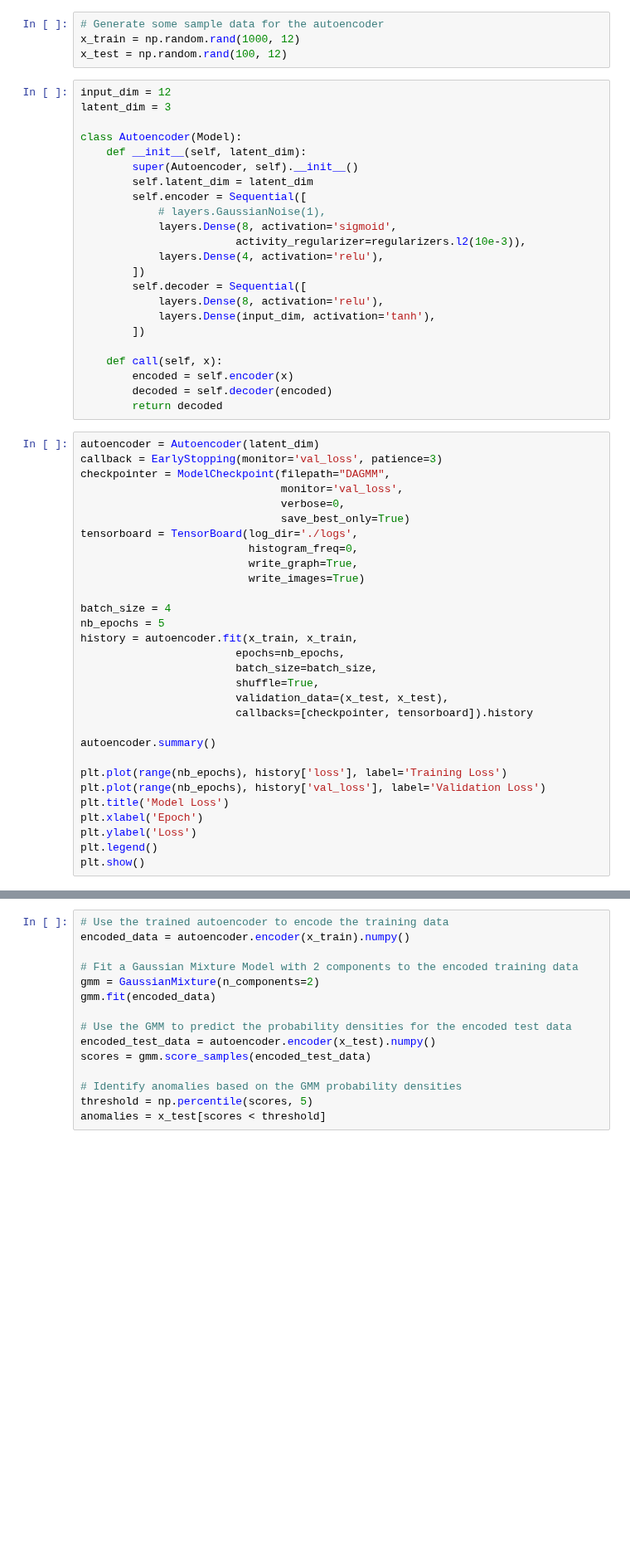
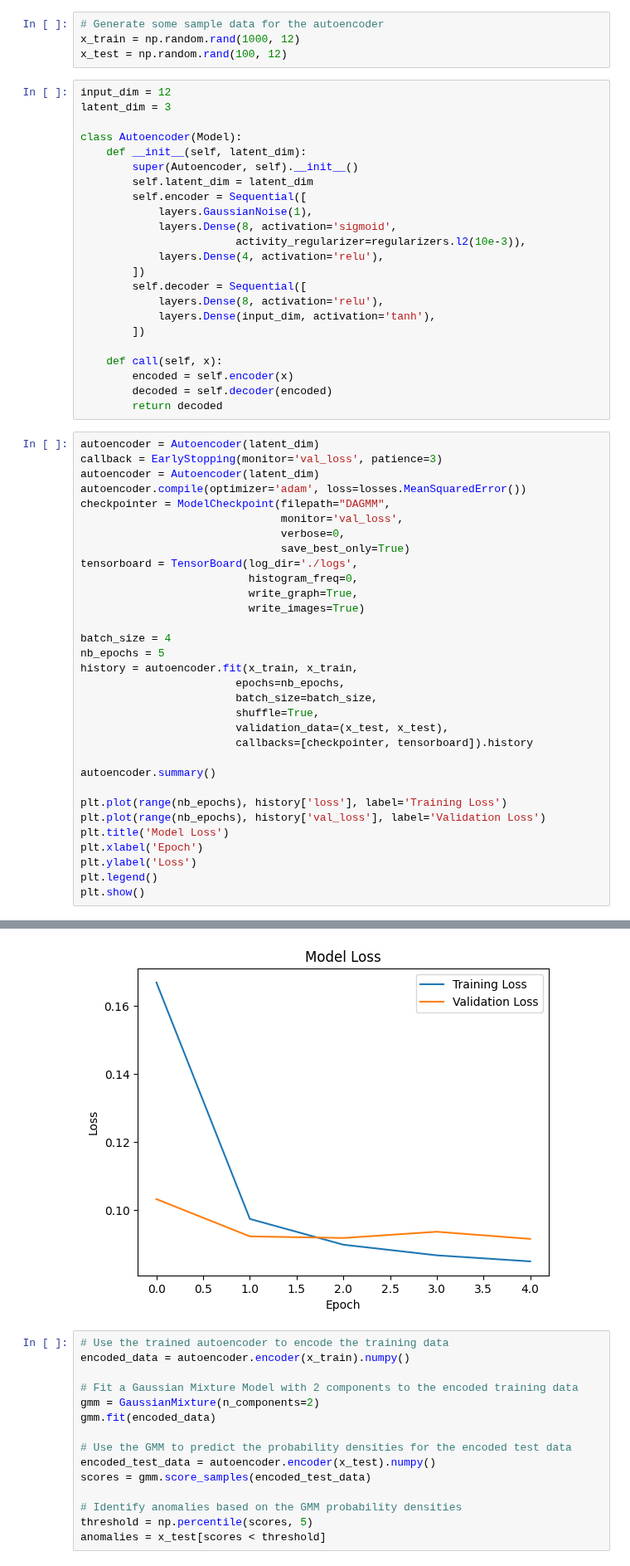
Before and after one commit to 98uranus/Autoencoder, a Jupyter notebook: DAGMM_basic.ipynb, the cells around one changed output, grey strips where cells are left out. Shown at 83% size. Saved outputs shown, nothing was run; the diff lists cells and outputs as text; blank space fills up the shorter version.

```diff
--- a/DAGMM_basic.ipynb
+++ b/DAGMM_basic.ipynb
@@ -26,7 +26,7 @@ class Autoencoder(Model):
         super(Autoencoder, self).__init__()
         self.latent_dim = latent_dim
         self.encoder = Sequential([
-            # layers.GaussianNoise(1),
+            layers.GaussianNoise(1),
             layers.Dense(8, activation='sigmoid',
                         activity_regularizer=regularizers.l2(10e-3)),
             layers.Dense(4, activation='relu'),
@@ -43,6 +43,8 @@ class Autoencoder(Model):
 # %%
 autoencoder = Autoencoder(latent_dim)
 callback = EarlyStopping(monitor='val_loss', patience=3)
+autoencoder = Autoencoder(latent_dim)
+autoencoder.compile(optimizer='adam', loss=losses.MeanSquaredError())
 checkpointer = ModelCheckpoint(filepath="DAGMM",
                                monitor='val_loss',
                                verbose=0,
@@ -70,3 +72,4 @@ plt.xlabel('Epoch')
 plt.ylabel('Loss')
 plt.legend()
 plt.show()
+# %% [output]
@@ -73,3 +96,4 @@ plt.show()
+[figure, added]
 # %%
 # Use the trained autoencoder to encode the training data
 encoded_data = autoencoder.encoder(x_train).numpy()
```
Also changed, not shown: parts of 2 cells of this notebook, 6 other files.
